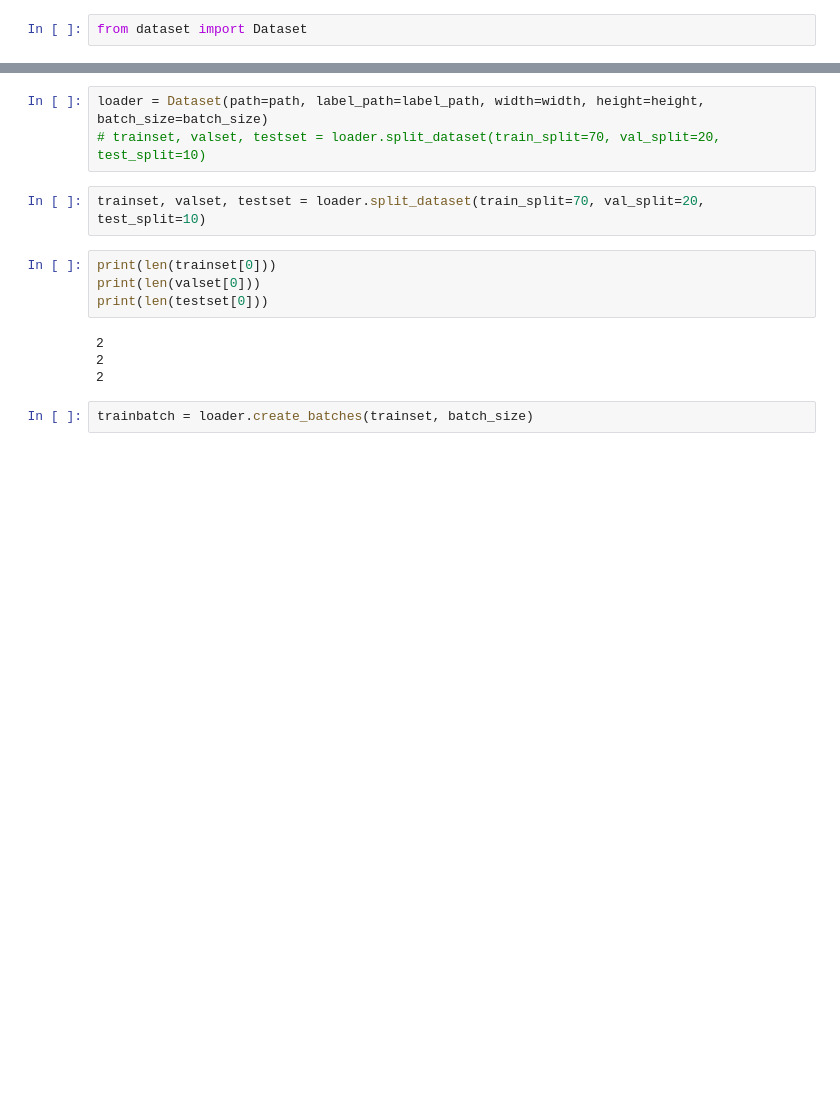
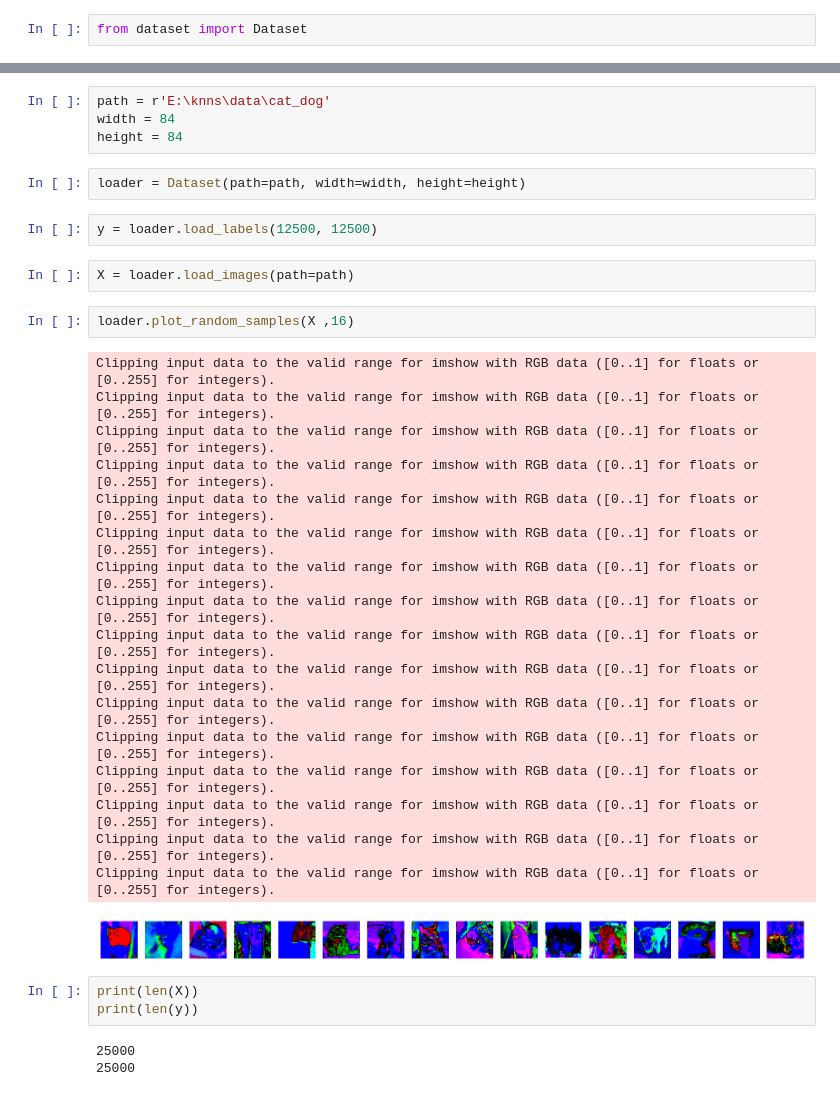
Before and after one commit to ahaan1984/image-classification-knn, a Jupyter notebook: main.ipynb, the cells around one changed output, grey strips where cells are left out. Saved outputs shown, nothing was run; the diff lists cells and outputs as text; blank space fills up the shorter version.

```diff
--- a/main.ipynb
+++ b/main.ipynb
@@ -14,15 +9,36 @@ batch_size = 32
+# %%
+path = r'E:\knns\data\cat_dog'
+width = 84
+height = 84
 # %%
-loader = Dataset(path=path, label_path=label_path, width=width, height=height, batch_size=batch_size)
-# trainset, valset, testset = loader.split_dataset(train_split=70, val_split=20, test_split=10)
+loader = Dataset(path=path, width=width, height=height)
-# %%
-trainset, valset, testset = loader.split_dataset(train_split=70, val_split=20, test_split=10)
-# %%
-print(len(trainset[0]))
-print(len(valset[0]))
-print(len(testset[0]))
-# %% [output]
-2
-2
-2
-# %%
-trainbatch = loader.create_batches(trainset, batch_size)
+# %%
+y = loader.load_labels(12500, 12500)
+# %%
+X = loader.load_images(path=path)
+# %%
+loader.plot_random_samples(X ,16)
+# %% [output]
+Clipping input data to the valid range for imshow with RGB data ([0..1] for floats or [0..255] for integers).
+Clipping input data to the valid range for imshow with RGB data ([0..1] for floats or [0..255] for integers).
+Clipping input data to the valid range for imshow with RGB data ([0..1] for floats or [0..255] for integers).
+Clipping input data to the valid range for imshow with RGB data ([0..1] for floats or [0..255] for integers).
+Clipping input data to the valid range for imshow with RGB data ([0..1] for floats or [0..255] for integers).
+Clipping input data to the valid range for imshow with RGB data ([0..1] for floats or [0..255] for integers).
+Clipping input data to the valid range for imshow with RGB data ([0..1] for floats or [0..255] for integers).
+Clipping input data to the valid range for imshow with RGB data ([0..1] for floats or [0..255] for integers).
+Clipping input data to the valid range for imshow with RGB data ([0..1] for floats or [0..255] for integers).
+Clipping input data to the valid range for imshow with RGB data ([0..1] for floats or [0..255] for integers).
+Clipping input data to the valid range for imshow with RGB data ([0..1] for floats or [0..255] for integers).
+Clipping input data to the valid range for imshow with RGB data ([0..1] for floats or [0..255] for integers).
+Clipping input data to the valid range for imshow with RGB data ([0..1] for floats or [0..255] for integers).
+Clipping input data to the valid range for imshow with RGB data ([0..1] for floats or [0..255] for integers).
+Clipping input data to the valid range for imshow with RGB data ([0..1] for floats or [0..255] for integers).
+Clipping input data to the valid range for imshow with RGB data ([0..1] for floats or [0..255] for integers).
+[figure, added]
+# %%
+print(len(X))
+print(len(y))
+# %% [output]
+25000
+25000
```
Also changed, not shown: parts of 20 cells of this notebook, 1 other file.
